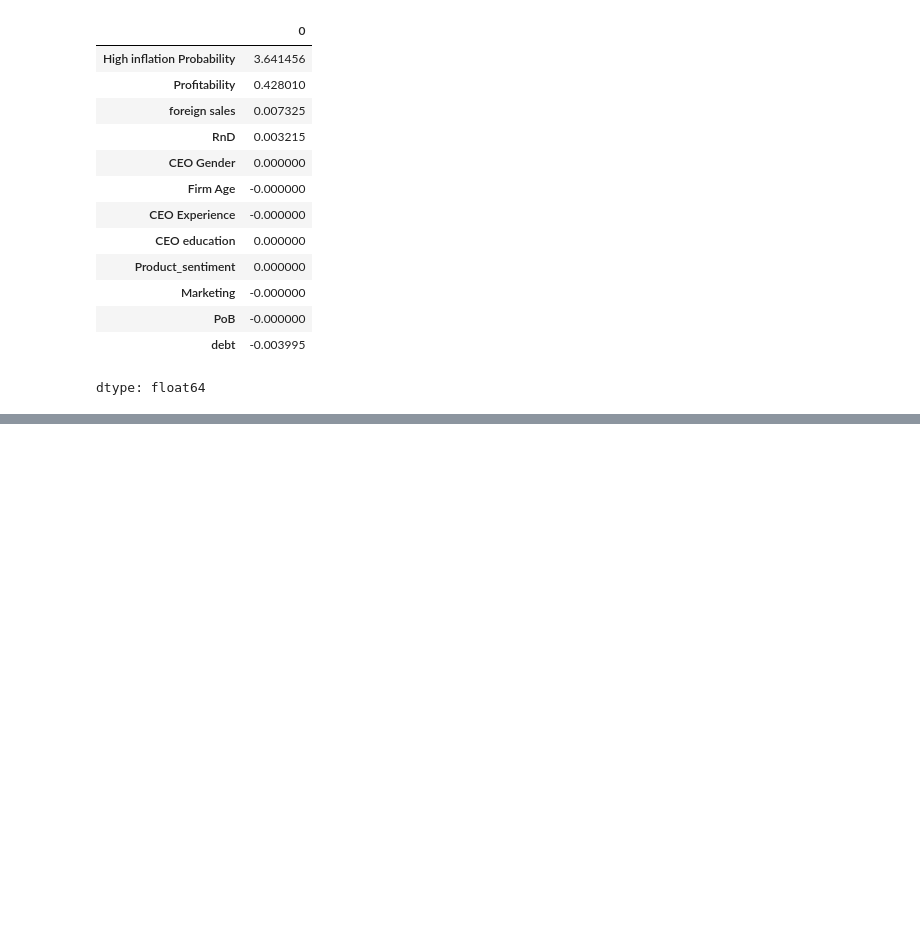
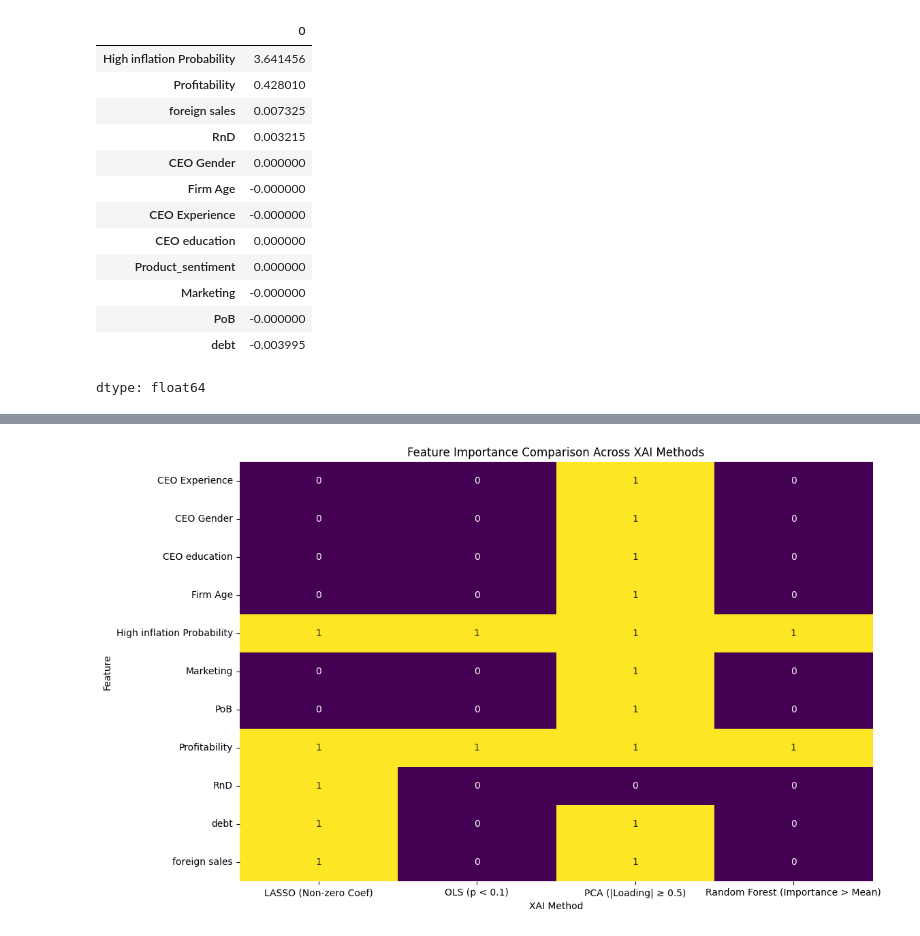
Before and after one commit to ashleyak7/MSCI-151-week-1-workshops, a Jupyter notebook: CW4_AAK.ipynb, the cells around one changed output, grey strips where cells are left out. Cells and saved outputs as stored; diff of their text form; code cells hidden in the pictures; blank space fills up the shorter version.

```diff
--- a/CW4_AAK.ipynb
+++ b/CW4_AAK.ipynb
@@ -725,0 +667,21 @@ dtype: float64
+# %%
+import pandas as pd
+import statsmodels.api as sm
+
+# Assuming df is already loaded from 'cw4 high inflation .xlsx'
+
+# Define the reduced set of features (X) based on p-values < 0.1 from the previous OLS
+feature_cols_ols_reduced = ['Profitability', 'High inflation Probability']
+X_ols_reduced = df[feature_cols_ols_reduced]
+y_ols_reduced = df['New Profit'] # Target variable remains the same
+
+# Add a constant (intercept) to the features
+X_ols_reduced = sm.add_constant(X_ols_reduced)
+
+# Create and fit the OLS model with robust standard errors using the reduced feature set
+model_ols_reduced = sm.OLS(y_ols_reduced, X_ols_reduced)
+results_ols_reduced = model_ols_reduced.fit(cov_type='HC1') # HC1 is a common type of robust standard error
+
+# Print the summary of the regression results
+print("OLS Regression Results for 'New Profit' (Reduced Features with Robust Standard Errors):")
+print(results_ols_reduced.summary())
@@ -725,0 +906,18 @@ dtype: float64
+# %%
+import matplotlib.pyplot as plt
+import seaborn as sns
+
+# Assuming xai_comparison_table is available from the previous cell
+
+# Convert boolean values to integers (True=1, False=0) for plotting
+xai_comparison_table_numeric = xai_comparison_table.astype(int)
+
+# Create a heatmap or a bar plot for visualization
+plt.figure(figsize=(12, 8))
+sns.heatmap(xai_comparison_table_numeric, annot=True, cmap='viridis', cbar=False, fmt='d')
+plt.title('Feature Importance Comparison Across XAI Methods')
+plt.xlabel('XAI Method')
+plt.ylabel('Feature')
+plt.show()
+# %% [output]
+[figure, added]
```
Also changed, not shown: parts of 103 cells of this notebook.
